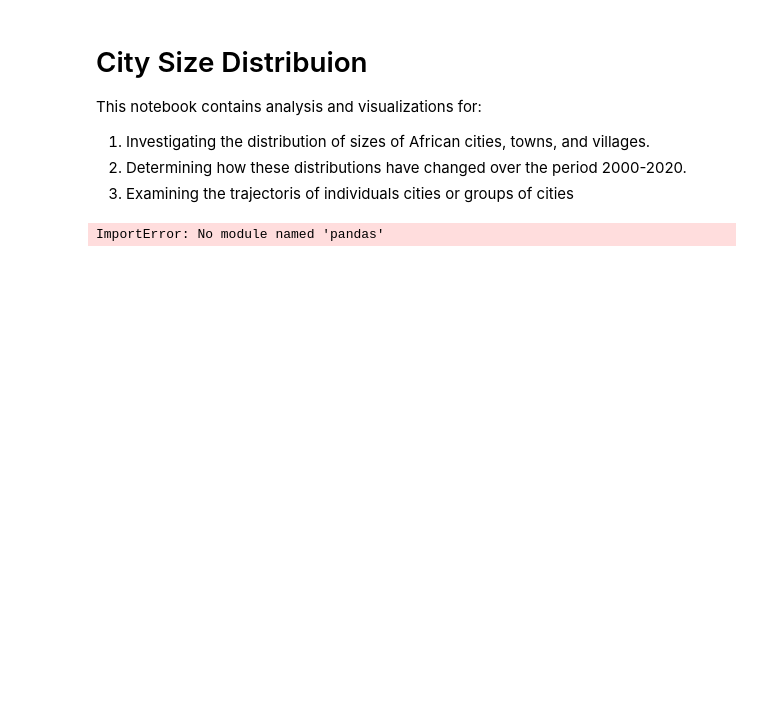
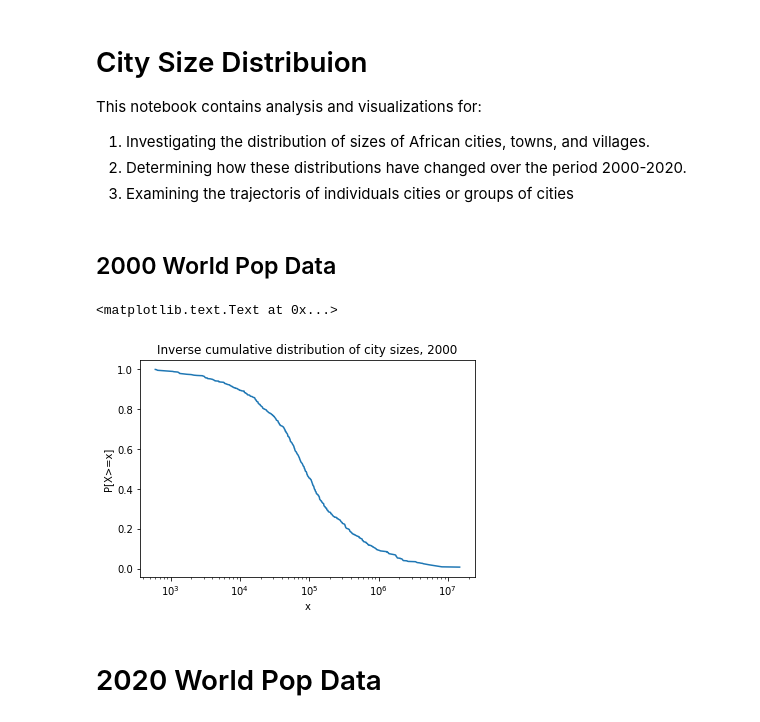
Before and after one commit to cascadet/AfricaUrbanPop, a Jupyter notebook: notebooks/jupyter/City Size Distribution Analysis.ipynb, the cells around one changed output. Saved outputs shown, nothing was run; the diff lists cells and outputs as text; code cells hidden in the pictures; blank space fills up the shorter version.

Commit message:
city distribution notebook and updated requirements

```diff
--- a/notebooks/jupyter/City Size Distribution Analysis.ipynb
+++ b/notebooks/jupyter/City Size Distribution Analysis.ipynb
@@ -6,11 +6,43 @@ This notebook contains analysis and visualizations for:
 1. Investigating the distribution of sizes of African cities, towns, and villages.
 2. Determining how these distributions have changed over the period 2000-2020.
 3. Examining the trajectoris of individuals cities or groups of cities
-# %%
-# Read in the data.
-
-working_directory = "../temp_data"
-
-city_sizes = pd.csv_r
-# %% [output]
-ImportError: No module named 'pandas'
+# %%
+# Read in the data.
+%matplotlib inline
+import matplotlib.pyplot as plt
+import pandas as pd
+import numpy as np
+
+working_directory = "../../temp_data/"
+# %%
+def p_X_gt_x(data, X=None):
+    n_data = len(data)
+    if X is None:
+        X = data.unique()
+    return X, pd.Series([sum(data>=x)/n_data for x in X ])
+# %% [markdown]
+## 2000 World Pop Data
+# %%
+data_file = '20181116_WP2000_pops.csv'
+variable = 'Wpop2000'
+year = 2000
+# %%
+datafile = working_directory + data_file
+df = pd.read_csv(datafile)
+df = df[df[variable] >= 0]  # Remove any cities that have populations less than zero (caused by raster -9999 masking)
+
+# Generate the inverse cumulative distribution plot for 2000
+data_2000 = df[variable].sort_values()
+X, y = p_X_gt_x(data_2000)
+
+# Render the inverse cumulative distribution plot for 2000
+plt.plot(X,y)
+plt.xscale('log')
+plt.title('Inverse cumulative distribution of city sizes, {year}'.format(year=year))
+plt.xlabel('x')
+plt.ylabel('P[X>=x]')
+# %% [output]
+<matplotlib.text.Text at 0x...>
+[figure, added]
+# %% [markdown]
+# 2020 World Pop Data
```
Also changed, not shown: parts of 4 cells of this notebook, 1 other file.
